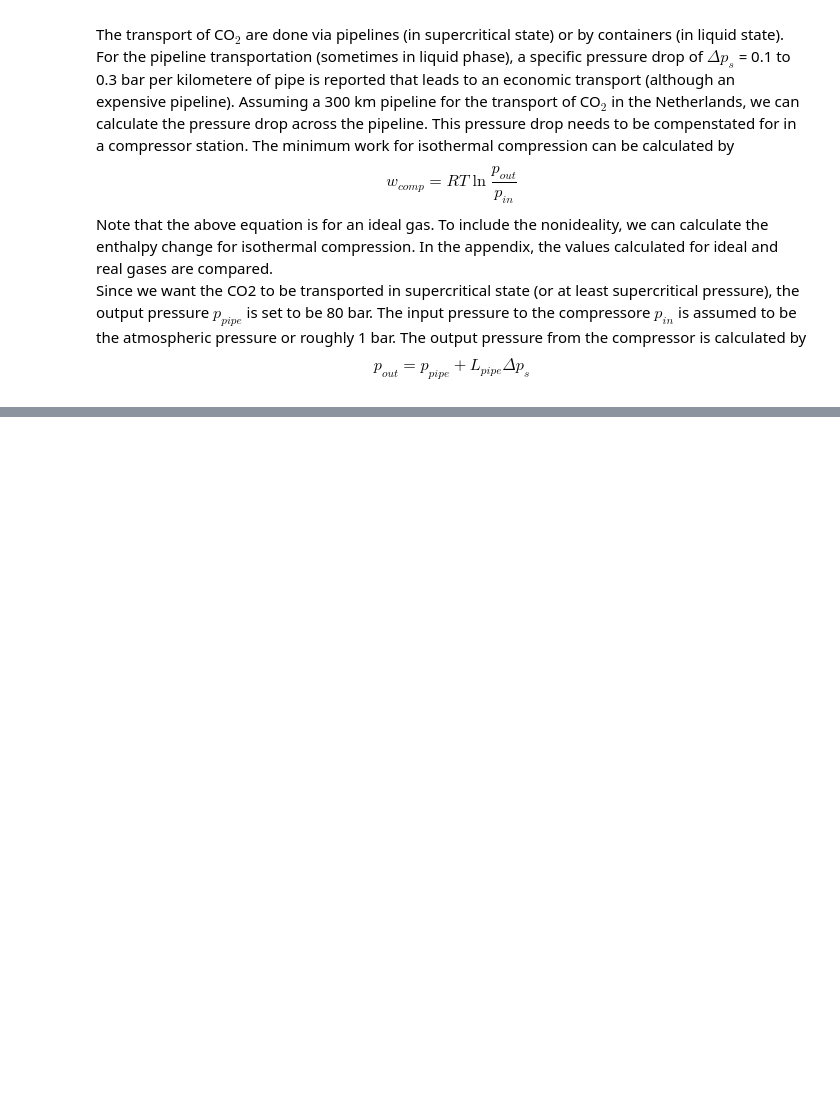
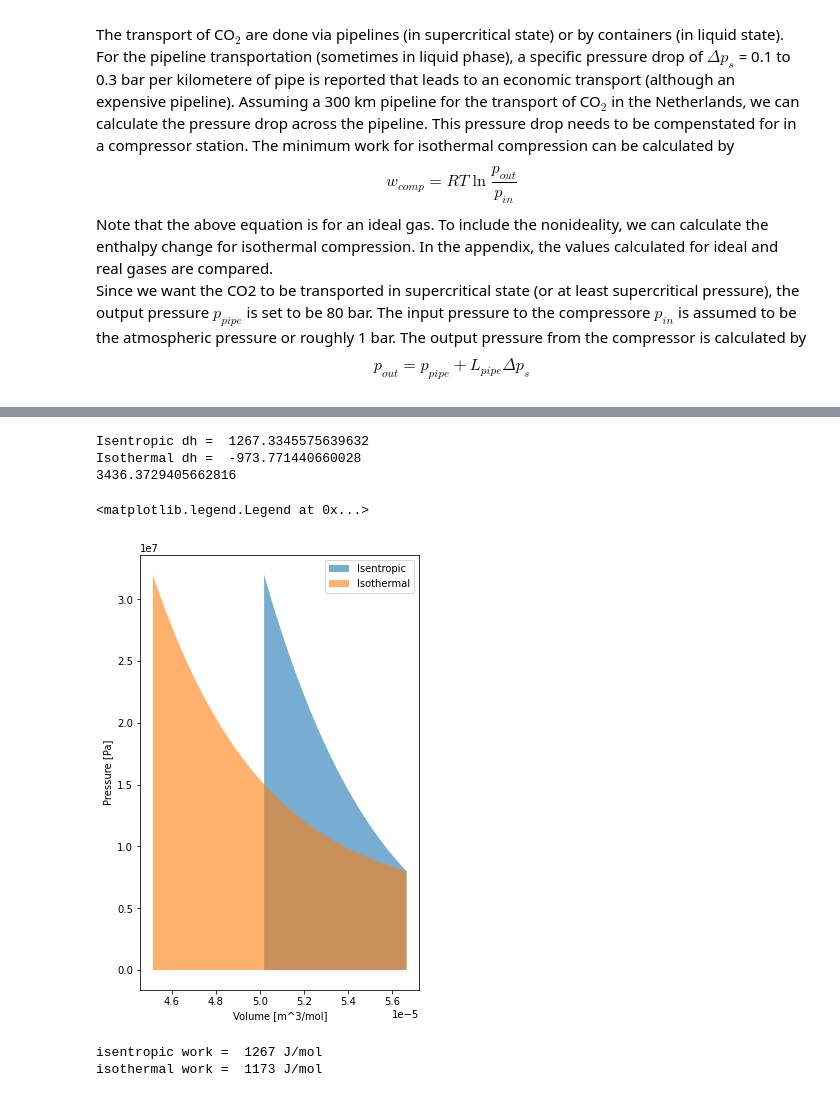
Before and after one commit to simulkade/energystorage, a Jupyter notebook: code/tudelft-energy-storage-exercise-2021.ipynb, the cells around one changed output, grey strips where cells are left out. Cells and saved outputs as stored; diff of their text form; code cells hidden in the pictures; blank space fills up the shorter version.

```diff
--- a/code/tudelft-energy-storage-exercise-2021.ipynb
+++ b/code/tudelft-energy-storage-exercise-2021.ipynb
@@ -60,0 +57,38 @@ from CoolProp.CoolProp import PropsSI
+# %%
+from CoolProp.CoolProp import PropsSI
+import matplotlib.pyplot as plt
+T0 = 25+273.15 # K
+p_in = 80e5 # Pa
+p_out = 4*p_in # Pa
+s_in = PropsSI('SMOLAR', 'T', T0, 'P', p_in, 'CO2')
+h_in = PropsSI('HMOLAR', 'T', T0, 'P', p_in, 'CO2')
+h_out_s = PropsSI('HMOLAR', 'SMOLAR', s_in, 'P', p_out, 'CO2')
+h_out_t = PropsSI('HMOLAR', 'T', T0, 'P', p_out, 'CO2')
+p = np.linspace(p_in, p_out, 30)
+v_t = 1/PropsSI('DMOLAR', 'T', T0, 'P', p, 'CO2')
+v_s = 1/PropsSI('DMOLAR', 'SMOLAR', s_in, 'P', p, 'CO2')
+dh_s = h_out_s-h_in # isentropic change of enthalpy
+dh_t = h_out_t - h_in # isothermal change of enthalpy
+# %% [output]
+Isentropic dh =  1267.3345575639632
+Isothermal dh =  -973.771440660028
+3436.3729405662816
+# %%
+plt.figure(figsize=(5,8))
+plt.fill_between(v_s, p, alpha=0.6, label='Isentropic')
+plt.fill_between(v_t, p, alpha=0.6, label='Isothermal')
+plt.xlabel('Volume [m^3/mol]')
+plt.ylabel('Pressure [Pa]')
+plt.legend()
+# %% [output]
+<matplotlib.legend.Legend at 0x...>
+[figure, added]
+# %%
+w_s = np.trapz(v_s, p)
+w_t = np.trapz(v_t, p)
+print('isentropic work = ', f'{w_s:0.4g}', 'J/mol')
+print('isothermal work = ', f'{w_t:.4g}', 'J/mol')
+# print(R*T0*np.log(p_out/p_in))
+# %% [output]
+isentropic work =  1267 J/mol
+isothermal work =  1173 J/mol
```
Also changed, not shown: parts of 9 cells of this notebook.
